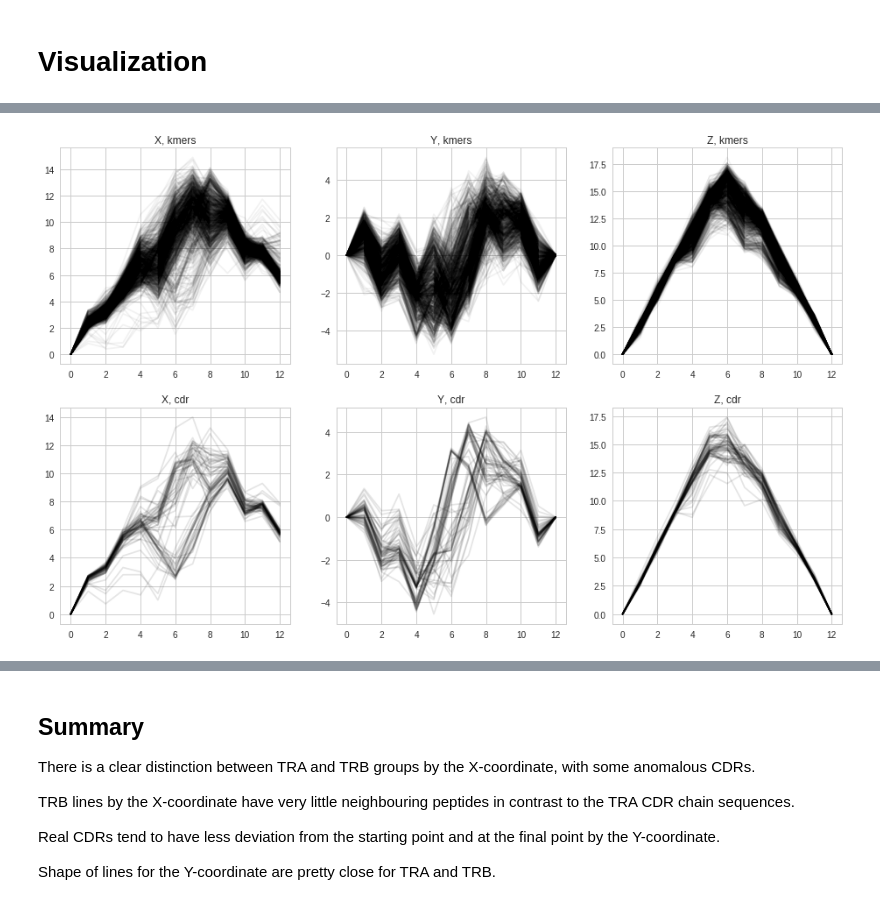
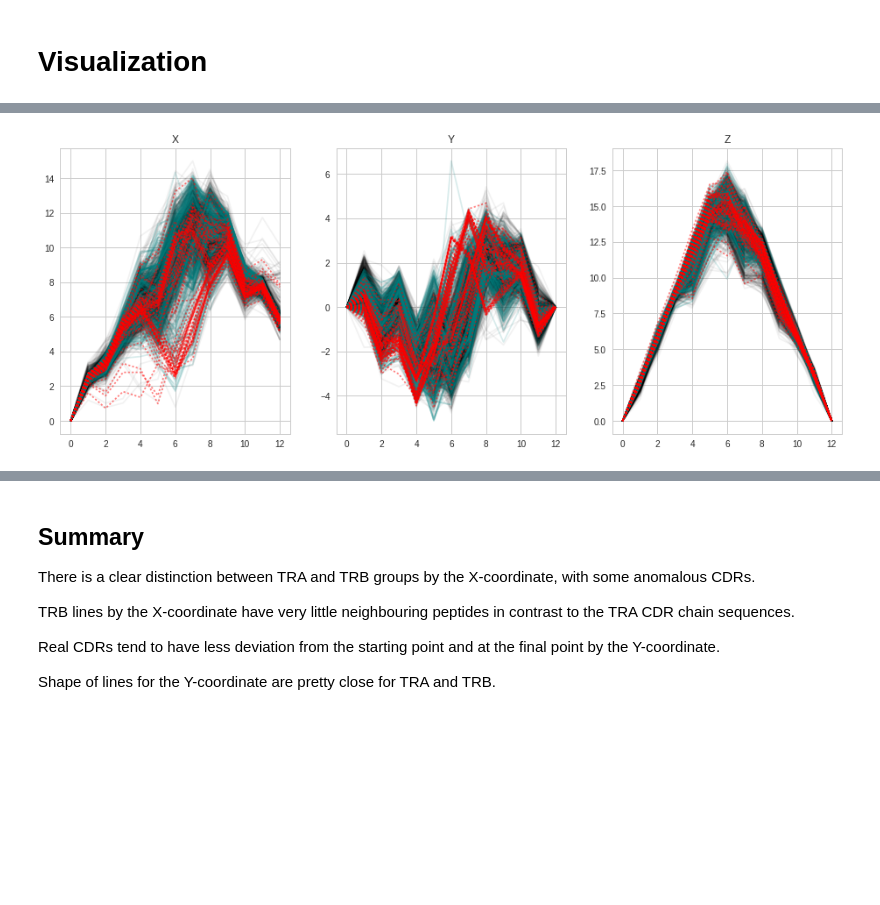
Before and after one commit to antigenomics/tcr-pmhc-study, a Jupyter notebook: loop_model/eda.ipynb, the cells around one changed output, grey strips where cells are left out. Saved outputs shown, nothing was run; the diff lists cells and outputs as text; code cells hidden in the pictures; blank space fills up the shorter version.

```diff
--- a/loop_model/eda.ipynb
+++ b/loop_model/eda.ipynb
@@ -29,0 +45,4 @@ df_put.head()
+# %%
+print(df_cdr.columns)
+df_cdr.columns = ["pdb_id", "chain", "length", "pos", "aa", "x", "y", "z"]
+df_cdr.head()
@@ -96,10 +162,14 @@ df_cdr_coord.head()
 # %%
-df_put_x = pd.melt(df_put, ["pdb_id_kmer", "chain_id_kmer", "start_kmer", "pos_tcr"], "x_kmer")
-df_put_y = pd.melt(df_put, ["pdb_id_kmer", "chain_id_kmer", "start_kmer", "pos_tcr"], "y_kmer")
-df_put_z = pd.melt(df_put, ["pdb_id_kmer", "chain_id_kmer", "start_kmer", "pos_tcr"], "z_kmer")
+df_put_x = pd.melt(df_put, ["pdb_id", "chain", "pos"], "x")
+df_put_y = pd.melt(df_put, ["pdb_id", "chain", "pos"], "y")
+df_put_z = pd.melt(df_put, ["pdb_id", "chain", "pos"], "z")
 
-df_cdr_x = pd.melt(df_cdr, ["pdb_id", "tcr_chain", "pos_tcr"], "x")
-df_cdr_y = pd.melt(df_cdr, ["pdb_id", "tcr_chain", "pos_tcr"], "y")
-df_cdr_z = pd.melt(df_cdr, ["pdb_id", "tcr_chain", "pos_tcr"], "z")
+df_can_x = pd.melt(df_can, ["pdb_id", "chain", "pos"], "x")
+df_can_y = pd.melt(df_can, ["pdb_id", "chain", "pos"], "y")
+df_can_z = pd.melt(df_can, ["pdb_id", "chain", "pos"], "z")
+
+df_cdr_x = pd.melt(df_cdr, ["pdb_id", "chain", "pos"], "x")
+df_cdr_y = pd.melt(df_cdr, ["pdb_id", "chain", "pos"], "y")
+df_cdr_z = pd.melt(df_cdr, ["pdb_id", "chain", "pos"], "z")
 # %% [markdown]
 # Visualization
@@ -106,41 +240,57 @@ df_cdr_z = pd.melt(df_cdr, ["pdb_id", "tcr_chain", "pos_tcr"], "z")
 # %%
-fig, ax = plt.subplots(2,3,figsize=(16,10))
-ax[0,0].set_title("X, kmers")
-ax[0,1].set_title("Y, kmers")
-ax[0,2].set_title("Z, kmers")
-ax[1,0].set_title("X, cdr")
-ax[1,1].set_title("Y, cdr")
-ax[1,2].set_title("Z, cdr")
+fig, ax = plt.subplots(1,3,figsize=(16,6))
+ax[0].set_title("X")
+ax[1].set_title("Y")
+ax[2].set_title("Z")
 
-df_tmp = df_put_x.groupby(["pdb_id_kmer", "chain_id_kmer", "start_kmer"])
-print(len(df_tmp.groups.keys()))
+
+df_tmp = df_put_x.groupby(["pdb_id", "chain"])
 for i, gr in enumerate(df_tmp.groups.keys()):
-    ax[0,0].plot(range(13), df_tmp.get_group(gr)["value"], c="black", alpha=.05)
+    ax[0].plot(range(MAX_POS+1), df_tmp.get_group(gr)["value"], c="black", alpha=.05)
     if i > 1000:
         break
 
-df_tmp = df_put_y.groupby(["pdb_id_kmer", "chain_id_kmer", "start_kmer"])
+df_tmp = df_put_y.groupby(["pdb_id", "chain"])
 for i, gr in enumerate(df_tmp.groups.keys()):
-    ax[0,1].plot(range(13), df_tmp.get_group(gr)["value"], c="black", alpha=.05)
+    ax[1].plot(range(MAX_POS+1), df_tmp.get_group(gr)["value"], c="black", alpha=.05)
     if i > 1000:
         break
 
-df_tmp = df_put_z.groupby(["pdb_id_kmer", "chain_id_kmer", "start_kmer"])
+df_tmp = df_put_z.groupby(["pdb_id", "chain"])
 for i, gr in enumerate(df_tmp.groups.keys()):
-    ax[0,2].plot(range(13), df_tmp.get_group(gr)["value"], c="black", alpha=.05)
+    ax[2].plot(range(MAX_POS+1), df_tmp.get_group(gr)["value"], c="black", alpha=.05)
     if i > 1000:
         break
 
-df_tmp = df_cdr_x.groupby(["pdb_id", "tcr_chain"])
-print(len(df_tmp.groups.keys()))
+
+df_tmp = df_can_x.groupby(["pdb_id", "chain"])
 for i, gr in enumerate(df_tmp.groups.keys()):
-    ax[1,0].plot(range(13), df_tmp.get_group(gr)["value"], c="black", alpha=.1)
+    ax[0].plot(range(MAX_POS+1), df_tmp.get_group(gr)["value"], c="teal", alpha=.15)
+    if i > 1000:
+        break
 
-df_tmp = df_cdr_y.groupby(["pdb_id", "tcr_chain"])
+df_tmp = df_can_y.groupby(["pdb_id", "chain"])
 for i, gr in enumerate(df_tmp.groups.keys()):
-    ax[1,1].plot(range(13), df_tmp.get_group(gr)["value"], c="black", alpha=.1)
+    ax[1].plot(range(MAX_POS+1), df_tmp.get_group(gr)["value"], c="teal", alpha=.15)
+    if i > 1000:
+        break
 
-df_tmp = df_cdr_z.groupby(["pdb_id", "tcr_chain"])
+df_tmp = df_can_z.groupby(["pdb_id", "chain"])
 for i, gr in enumerate(df_tmp.groups.keys()):
-    ax[1,2].plot(range(13), df_tmp.get_group(gr)["value"], c="black", alpha=.1)
+    ax[2].plot(range(MAX_POS+1), df_tmp.get_group(gr)["value"], c="teal", alpha=.15)
+    if i > 1000:
+        break
+
+
+df_tmp = df_cdr_x.groupby(["pdb_id", "chain"])
+for i, gr in enumerate(df_tmp.groups.keys()):
+    ax[0].plot(range(MAX_POS+1), df_tmp.get_group(gr)["value"], linestyle="dotted", c="red", alpha=.5)
+
+df_tmp = df_cdr_y.groupby(["pdb_id", "chain"])
+for i, gr in enumerate(df_tmp.groups.keys()):
+    ax[1].plot(range(MAX_POS+1), df_tmp.get_group(gr)["value"], linestyle="dotted", c="red", alpha=.5)
+
+df_tmp = df_cdr_z.groupby(["pdb_id", "chain"])
+for i, gr in enumerate(df_tmp.groups.keys()):
+    ax[2].plot(range(MAX_POS+1), df_tmp.get_group(gr)["value"], linestyle="dotted", c="red", alpha=.5)
 # %% [output]
@@ -149,4 +297,4 @@ for i, gr in enumerate(df_tmp.groups.keys()):
-[figure, old version]
+[figure, new version]
 # %%
 fig, ax = plt.subplots(1,3,figsize=(16,6))
 ax[0].set_title("X")
```
Also changed, not shown: parts of 31 cells of this notebook.
